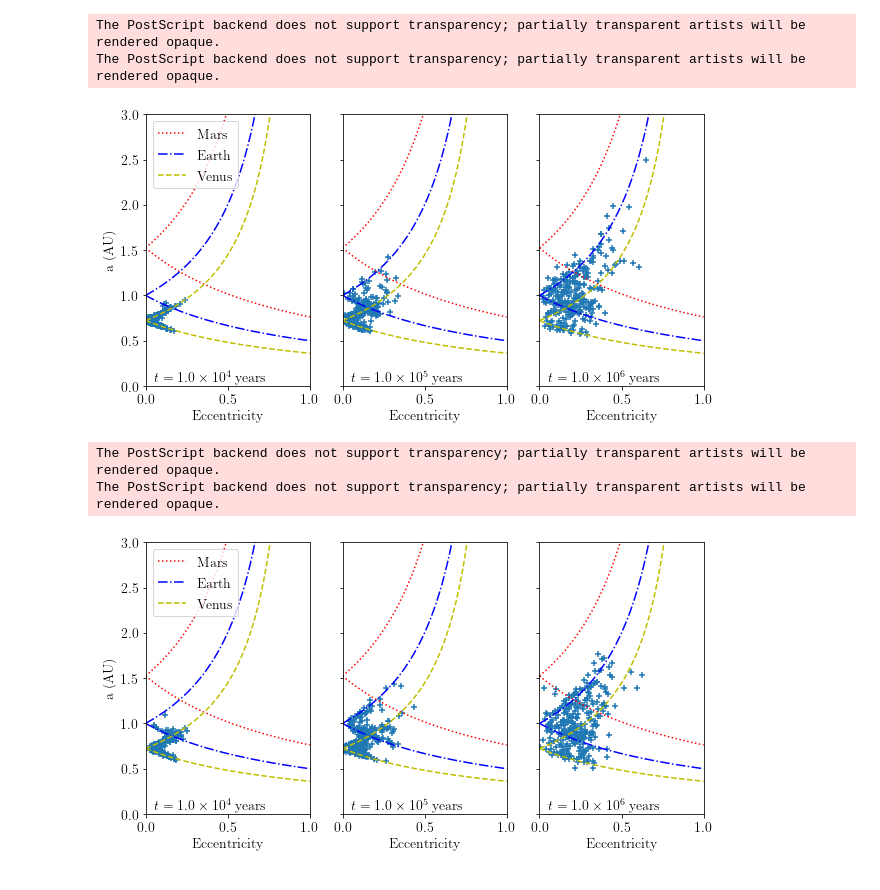
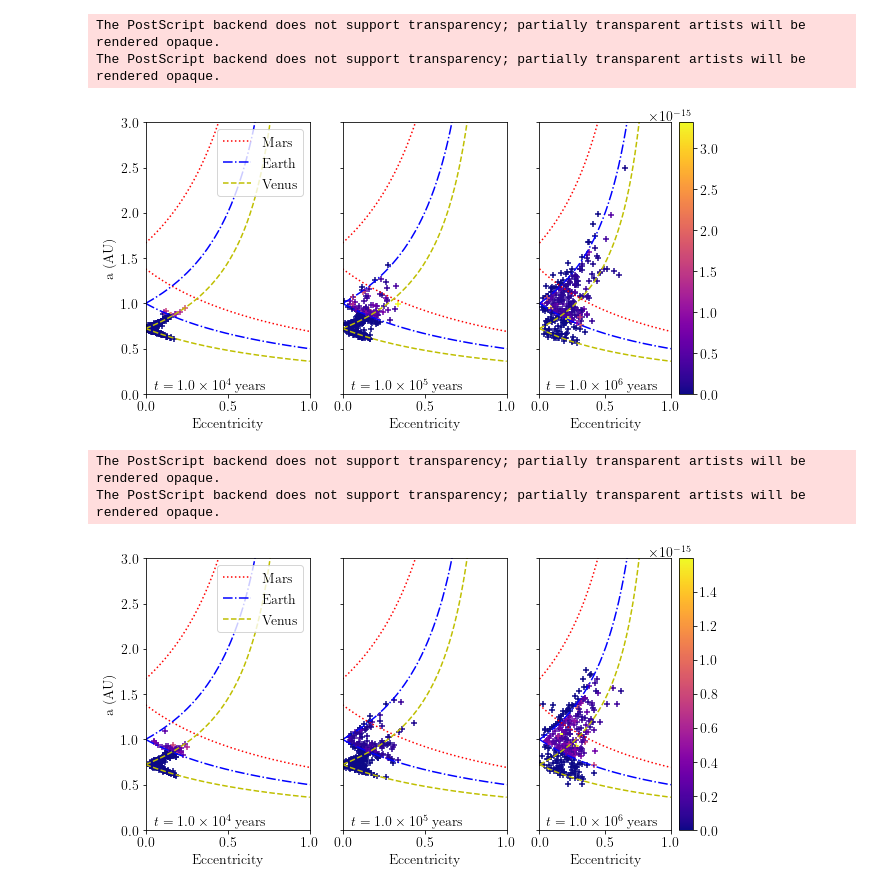
Before and after one commit to wcukier/Venus_JP, a Jupyter notebook: scripts/e_vs_a.ipynb, the cells around one changed output. Cells and saved outputs as stored; diff of their text form; code cells hidden in the pictures.

```diff
--- a/scripts/e_vs_a.ipynb
+++ b/scripts/e_vs_a.ipynb
@@ -5,7 +5,7 @@ from matplotlib import pyplot as plt
 from matplotlib import animation
 
 sys.path.append("../")
-from timescale.read_data import load_data
+from timescale.read_data import load_data, recalculate_slice
 from timescale.constants import *
 
 plt.rcParams.update({
@@ -13,6 +13,10 @@ plt.rcParams.update({
   "font.family": "Helvetica",
   "font.size":    14.0
 })
+
+import json
+with open("../data/planets.json") as f:
+  planets = json.load(f)
 # %%
 def peri_curve(q, e_array):
     return q / (1 - e_array)
@@ -20,16 +24,17 @@ def peri_curve(q, e_array):
 def ap_curve(Q, e_array):
     return Q / (1 + e_array)
 
-def add_curves(ax, q, c="black", label = -1):
+def add_curves(ax, q, c="black", label = -1, target_e = 0):
     if(label == -1): label = f"{q} AU"
     e_array = np.linspace(0, .9999999, 10000)
-    ax.plot(e_array, peri_curve(q, e_array), c, label = label )
-    ax.plot(e_array, ap_curve(q, e_array), c)
+    ax.plot(e_array, peri_curve(q * (1+ target_e), e_array), c, label = label )
+    ax.plot(e_array, ap_curve(q * (1 - target_e), e_array), c)
 
-def plot_frame(ax, data, t, legend = True, text_loc=(0.05, 0.05)):
+def plot_frame(ax, data, t, legend = True, text_loc=(0.05, 0.05), target="3"):
 
-    ax.scatter(data[t,:,1], data[t,:,0]/AU, marker="+")
-    add_curves(ax, 1.524, "r:", label = "Mars")
+    color = get_color(data, t, target=target)
+    cbar = ax.scatter(data[t,:,1], data[t,:,0]/AU, marker="+", c=color, cmap="plasma")
+    add_curves(ax, 1.524, "r:", label = "Mars", target_e = planets["4"]["eccentricity"])
     add_curves(ax, 1.0, "b-.", label = "Earth")
     add_curves(ax, .723, "y--", label = "Venus")
 
@@ -40,9 +45,13 @@ def plot_frame(ax, data, t, legend = True, text_loc=(0.05, 0.05)):
             rf"$t = {decimal} \times 10^{exponent}$ years")
     if(legend):
         ax.legend()
+    return cbar
+
+def get_color(data, t, target = "3"):
+    return recalculate_slice(data[t,:,:], target)
 
 
-def plot_panels(data):
+def plot_panels(data, target="3"):
     fig, axs = plt.subplots(1, 3, sharey=True, figsize=(10,5))
 
     for i in range(len(axs)):
@@ -52,6 +61,7 @@ def plot_panels(data):
         axs[i].set_ylim((0,3))
     # ax = plt.axes(xlim=(0, 1), ylim=(0, 3))
 
-    plot_frame(axs[0], data, 2)
-    plot_frame(axs[1], data, 20, legend=False)
-    plot_frame(axs[2], data, 200, legend=False)
+    plot_frame(axs[0], data, 2, target=target)
+    plot_frame(axs[1], data, 20, legend=False, target=target)
+    cbar = plot_frame(axs[2], data, 200, legend=False, target=target)
+    fig.colorbar(cbar)
@@ -85,18 +135,18 @@ The PostScript backend does not support transparency; partially transparent arti
 # %%
 data = load_data(2000, 3, path = "../output/")
-plot_panels(data)
+plot_panels(data, target = "3")
 plt.savefig("../figures/1kms_a_v_e.eps")
 plt.show()
 # %% [output]
 The PostScript backend does not support transparency; partially transparent artists will be rendered opaque.
 The PostScript backend does not support transparency; partially transparent artists will be rendered opaque.
-[figure, old version]
+[figure, new version]
 # %%
 data = load_data(3000, 3, path = "../output/")
-plot_panels(data)
+plot_panels(data, target = "3")
 plt.savefig("../figures/1kms_a_v_e.eps")
 plt.show()
 # %% [output]
 The PostScript backend does not support transparency; partially transparent artists will be rendered opaque.
 The PostScript backend does not support transparency; partially transparent artists will be rendered opaque.
-[figure, old version]
+[figure, new version]
```
Also changed, not shown: parts of 8 cells of this notebook, 13 other files.
